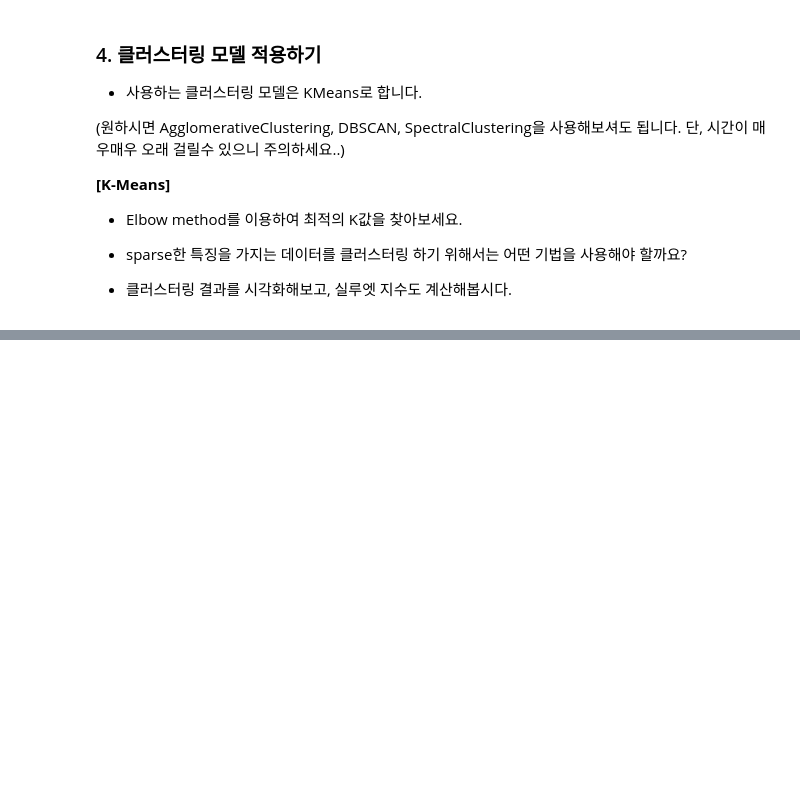
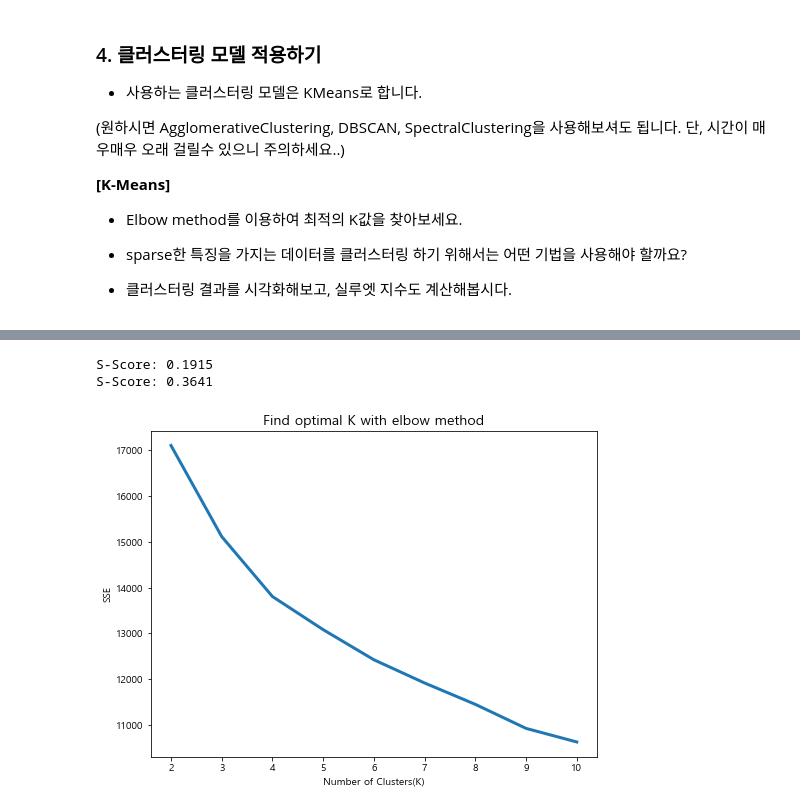
Before and after one commit to LEEHM97/machine-learning-exercises, a Jupyter notebook: 4.쇼핑몰 사용자 고객 세분화/쇼핑몰 사용자 고객 세분화.ipynb, the cells around one changed output, grey strips where cells are left out. Cells and saved outputs as stored; diff of their text form; code cells hidden in the pictures; blank space fills up the shorter version.

```diff
--- a/4.쇼핑몰 사용자 고객 세분화/쇼핑몰 사용자 고객 세분화.ipynb
+++ b/4.쇼핑몰 사용자 고객 세분화/쇼핑몰 사용자 고객 세분화.ipynb
@@ -125,4 +125,8 @@ Name: order_hour_of_day, dtype: int64
 
 > User 단위로 어떤 물품을 구매했는지의 정보만 가지는 feature vector로 변환한다. e.g. pd.crosstab, CountVectorizer
 # %%
-# transaction 단위로 변경하고, User당 정보로 변환하는 과정까지 마무리합니다.
+# transaction -> user-level 단위로 변경하고, User당 정보로 변환하는 과정까지 마무리합니다.
+# 1. Department(v)     2. aisle        3. Product_name
+
+X = pd.crosstab(index = temp.user_id, columns=temp.department)
+X
@@ -155,15 +203,53 @@ plt.show()
 # %%
-# K-means를 돌려봅시다.
+# K-means로 최종확인 (k값 정하는게 중요)
+
+# 1. K-means
+from sklearn.cluster import KMeans
+# 2. Hierarchical Agglomerative Clustering
+from sklearn.cluster import AgglomerativeClustering
+# 3. DBSCAN
+from sklearn.cluster import DBSCAN
+# 4. Spectral Clustering
+from sklearn.cluster import SpectralClustering
+
+from sklearn.metrics import silhouette_score
+
+model = KMeans(n_clusters=4)
+model2 = KMeans(n_clusters=2)
+
+# unsupervised setting
+# fit + predict
+pred = model.fit_predict(X)
+pred2 = model2.fit_predict(X)
+
+# 1일수록 좋음
+print("S-Score: %.4f" %silhouette_score(X, pred))
+print("S-Score: %.4f" %silhouette_score(X, pred2))
+# %% [output]
+S-Score: 0.1915
+S-Score: 0.3641
+# %%
+# elbow method
+sse = []
+silhouettes = []
+
+for K in range(2, 11):
+    model = KMeans(n_clusters=K) # K=2~10
+    pred = model.fit_predict(X)
+    sse.append(model.inertia_)     # SSE값
+    silhouettes.append(silhouette_score(X, pred))
 # %%
 # 최적의 K는 어떻게 구할까요?
 # Elbow method : 정해진 K에 대해서 SSE를 계산한 다음, SSE가 가장 많이 꺾이는 K(elbow)가 optimal K라고 판단하는 방법.
 
 plt.figure(figsize=(8, 6))
 plt.title("Find optimal K with elbow method", fontsize=14)
 plt.xlabel("Number of Clusters(K)", fontsize=10)
 plt.ylabel("SSE", fontsize=10)
-plt.plot(range(2, 21), sse)
+plt.plot(range(2, 11), sse, lw=3)
 plt.show()
+# %% [output]
+[figure, added]
 # %%
 # Silhouette score : 같은 클러스터에 속하는 데이터중 가장 먼 데이터와의 거리와 다른 클러스터에 속하는 데이터 중 가장 가까운 데이터와의 거리 비율을 계산한 지표. [-1, 1]
 # Reference : https://en.wikipedia.org/wiki/Silhouette_(clustering)
```
Also changed, not shown: parts of 23 cells of this notebook.
